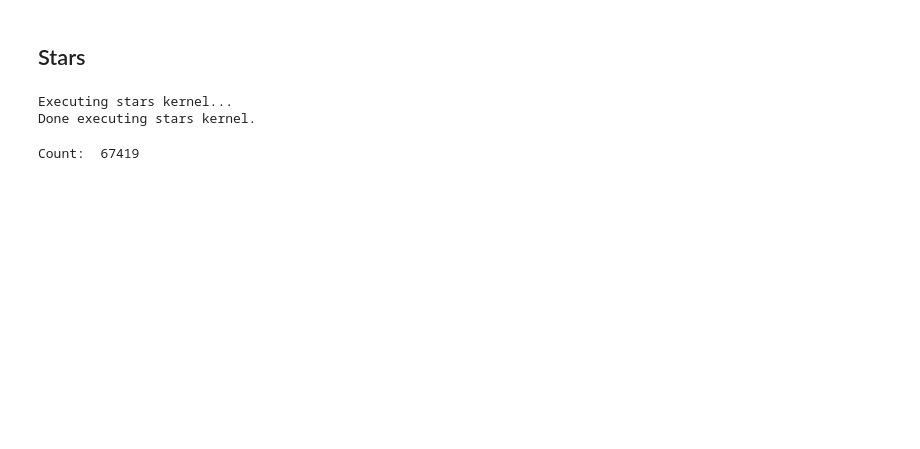
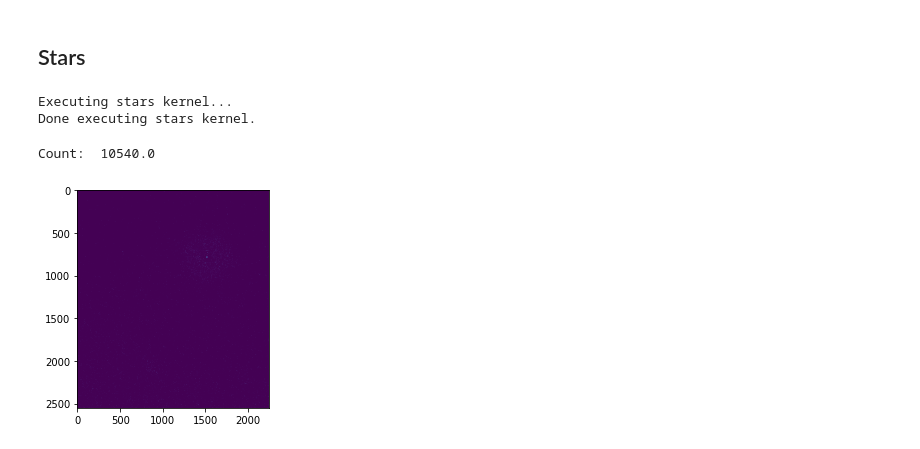
Before and after one commit to OGnTn/CountingStarsOpenCL, a Jupyter notebook: src/notebook.ipynb, the cells around one changed output. Drawn from its saved outputs; the diff is of its cells as text; code cells hidden in the pictures; blank space fills up the shorter version.

```diff
--- a/src/notebook.ipynb
+++ b/src/notebook.ipynb
@@ -170,6 +174,15 @@ queue.flush()
 Executing stars kernel...
 Done executing stars kernel.
 # %%
-print("Count: ", sum(h_input_count))
+print("Count: ", sum(h_input_count)/255)
 # %% [output]
-Count:  67419
+Count:  10540.0
+# %%
+ngc = image_to_array("../NGC-362.result.png")
+#to array
+ngc = 255 - ngc
+import matplotlib.pyplot as plt
+plt.imshow(ngc)
+plt.show()
+# %% [output]
+[figure, added]
```
Also changed, not shown: parts of 7 cells of this notebook, 5 other files.
